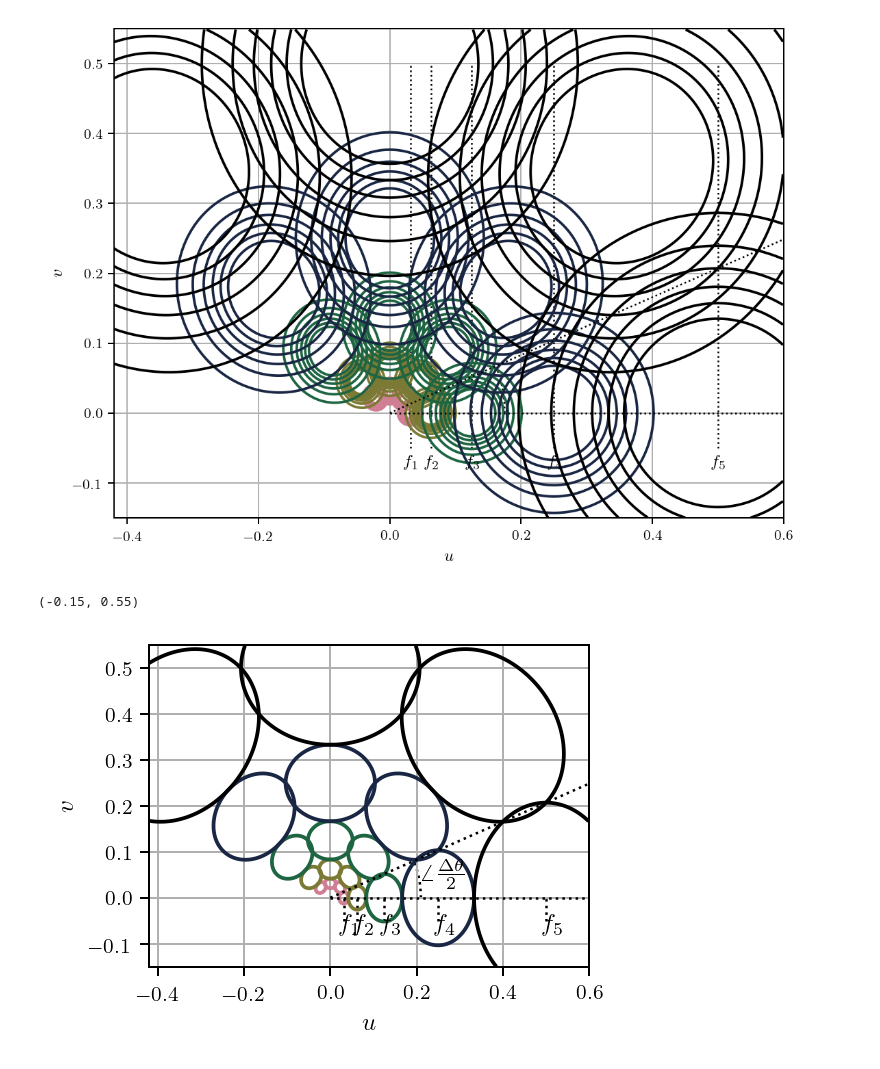
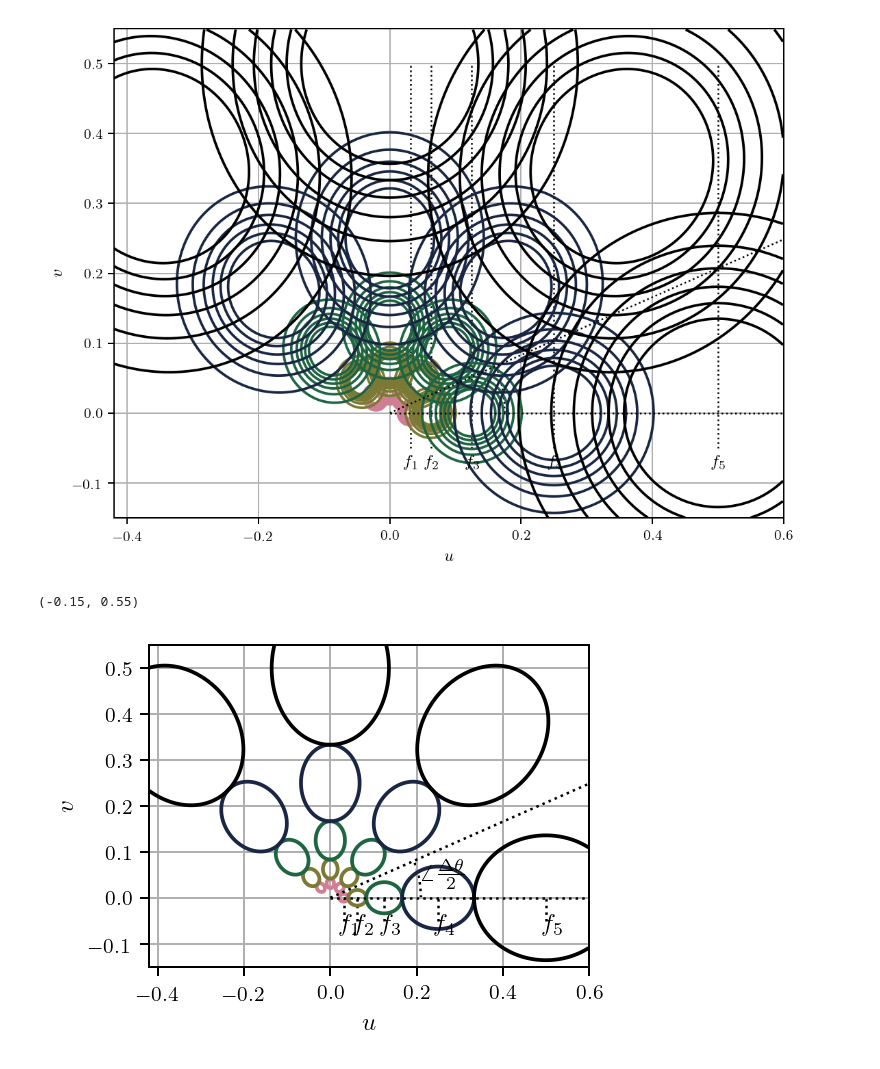
Before and after one commit to CVMethods/thesis_notebooks, a Jupyter notebook: Ch3_Gabor filter description_figures.ipynb, the cells around one changed output. Saved outputs shown, nothing was run; the diff lists cells and outputs as text; code cells hidden in the pictures.

```diff
--- a/Ch3_Gabor filter description_figures.ipynb
+++ b/Ch3_Gabor filter description_figures.ipynb
@@ -499,7 +499,7 @@ bf = 1
 ba = np.deg2rad(45)
 
 c1 = 0.5
-c2 = 0.5
+c2 = 0.2
 
 k = 2 ** bf
 f_high = 1/(min_period)
@@ -554,7 +554,7 @@ for ii, f in enumerate(frequencies):
         vr = -u * np.sin(theta) + v * np.cos(theta)
 
         alpha = f/gamma #0.1 #
-        beta = f/eta #0.1 #
+        beta = f/eta #0.5*alpha # 0.1 #
 
         norm_const = (alpha*beta)/np.pi
 
@@ -563,32 +563,32 @@ for ii, f in enumerate(frequencies):
 
         gauss_sf = np.exp(- np.pi**2 * (((ur-f)**2/alpha**2) + (vr**2/beta**2)))
         gsf = gauss_sf #* np.exp(-1j* 2*np.pi * (u-f) * t_0)
         gsf *= np.pi/(alpha*beta)
 
         gs_norm = gs * norm_const
         gsf_norm = gsf * norm_const
 
 
 
 #         print (gsf_norm.shape)
 #         print (gsf_norm > 0)
-        plt.contour(u, v, gsf_norm, levels=[c2], colors=[colors[ii]])
+        plt.contour(u, v, gsf_norm, levels=[0.5], colors=[colors[ii]])
 
 e1 = patches.Arc((0, 0), 0.42, 0.42, theta1=0, theta2=np.rad2deg(ba/2.), linestyle=':', lw=1)
 ax.add_patch(e1)
 
 plt.plot(u1_values, v1_values, color='k', linestyle=':', lw=1)
 plt.plot(u2_values, v2_values, color='k', linestyle=':', lw=1)
 plt.text(0.21, 0.02, r'$\angle \frac {\Delta \theta}{2}$', rotation=0)
 
 plt.grid()
 plt.xlabel(r'$u$')
 plt.ylabel(r'$v$')
 plt.xlim(-0.42, 0.6)
 plt.ylim(-0.15, 0.55)
 
 # plt.savefig('GaborFilterbank_freq_2d_half_crossingpoint.pdf', format='pdf', bbox_inches='tight')
 # plt.savefig(outdir + 'GaborFilterbank_freq_2d_half_crossingpoint.pdf', format='pdf', bbox_inches='tight')
 # %% [output]
 (-0.15, 0.55)
-[figure, old version]
+[figure, new version]
```
